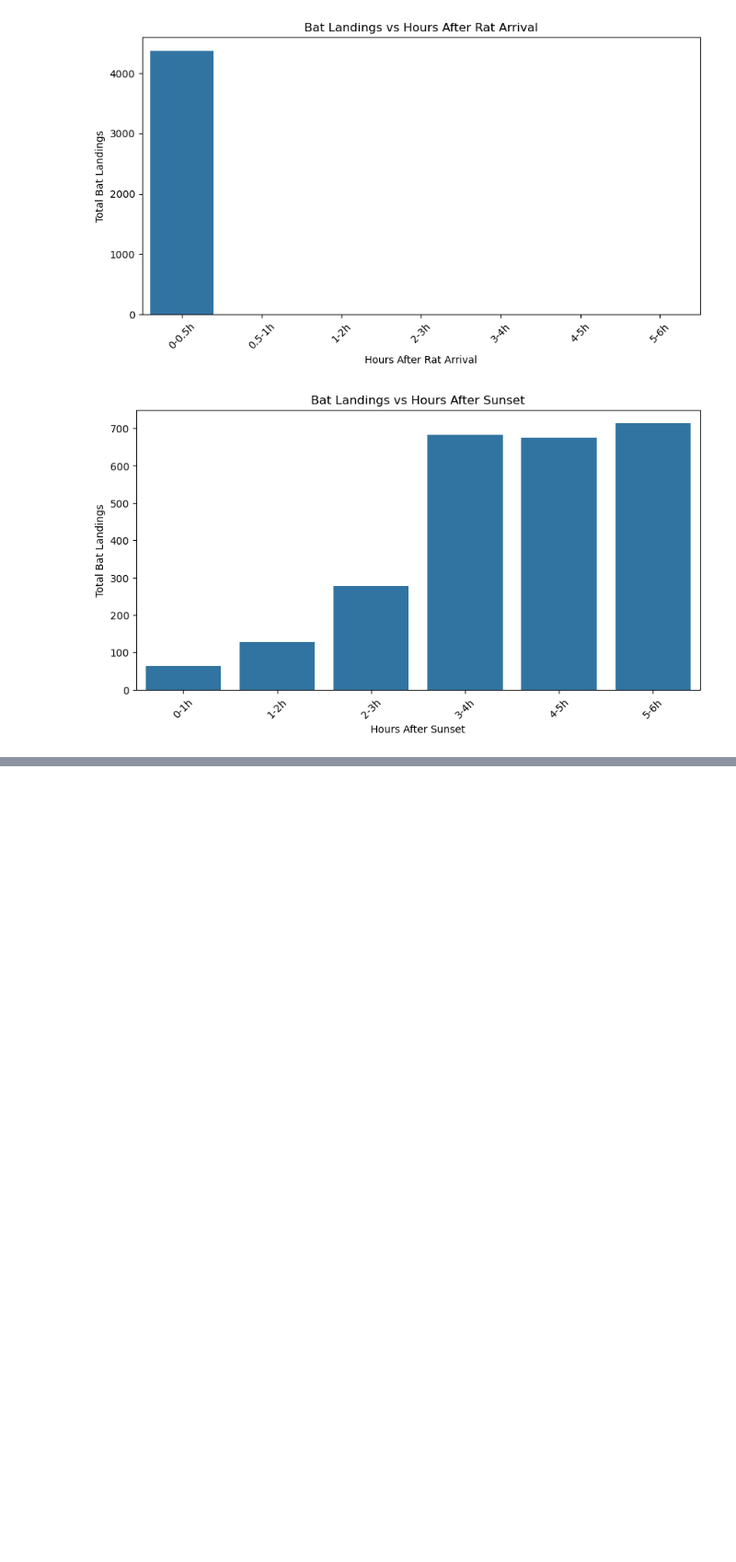
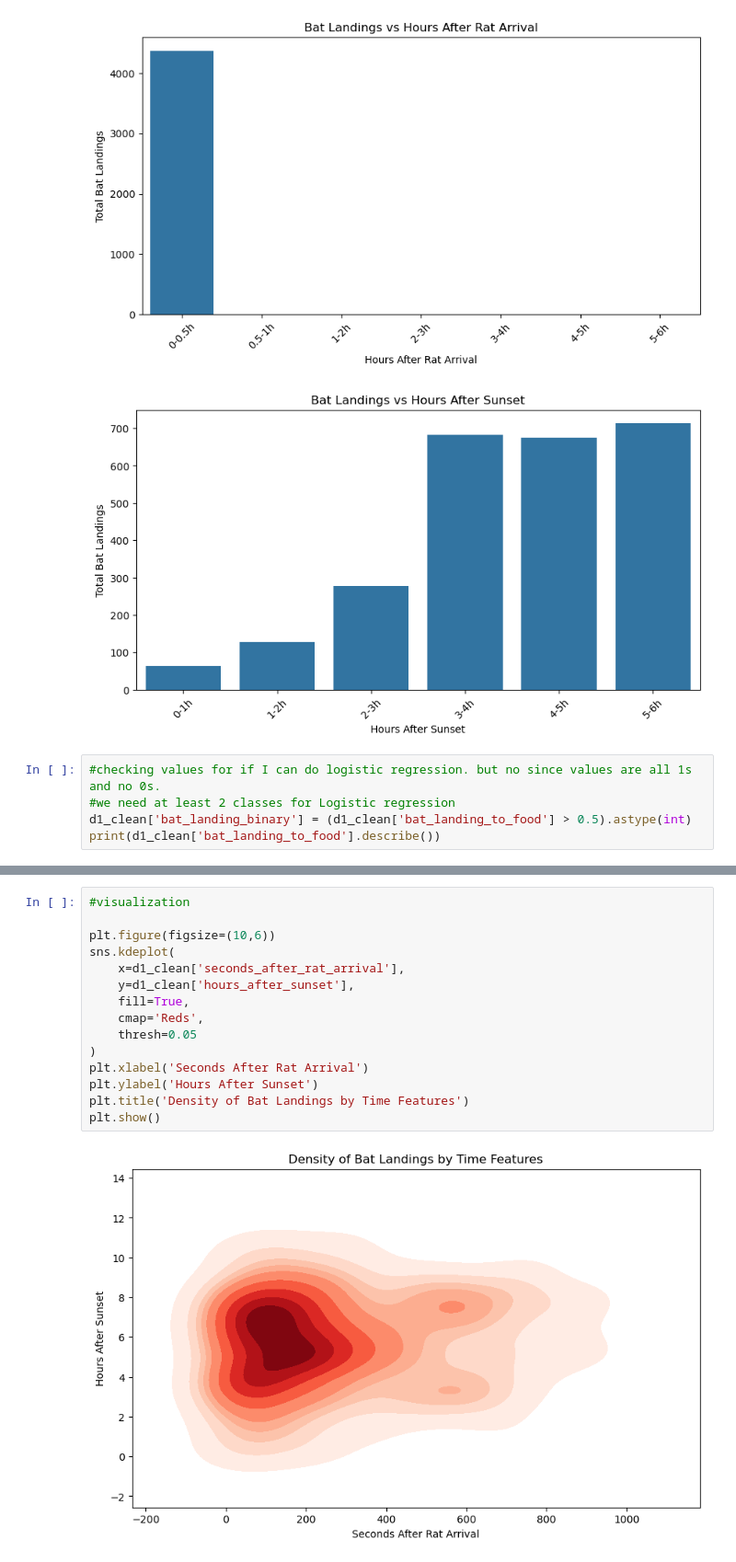
Before and after one commit to ipsakhadka/HIT140, a Jupyter notebook: Assignment3/assignment3.ipynb, the cells around one changed output, grey strips where cells are left out. Shown: that part at 92% size. Drawn from its saved outputs; the diff is of its cells as text; blank space fills up the shorter version.

```diff
--- a/Assignment3/assignment3.ipynb
+++ b/Assignment3/assignment3.ipynb
@@ -789,3 +792,8 @@ plt.show()
 # %% [output]
 [figure]
 [figure]
+# %%
+#checking values for if I can do logistic regression. but no since values are all 1s and no 0s.
+#we need at least 2 classes for Logistic regression
+d1_clean['bat_landing_binary'] = (d1_clean['bat_landing_to_food'] > 0.5).astype(int)
+print(d1_clean['bat_landing_to_food'].describe())
@@ -791,0 +858,17 @@ plt.show()
+# %%
+#visualization
+
+plt.figure(figsize=(10,6))
+sns.kdeplot(
+    x=d1_clean['seconds_after_rat_arrival'],
+    y=d1_clean['hours_after_sunset'],
+    fill=True,
+    cmap='Reds',
+    thresh=0.05
+)
+plt.xlabel('Seconds After Rat Arrival')
+plt.ylabel('Hours After Sunset')
+plt.title('Density of Bat Landings by Time Features')
+plt.show()
+# %% [output]
+[figure, added]
```
Also changed, not shown: parts of 9 cells of this notebook.
